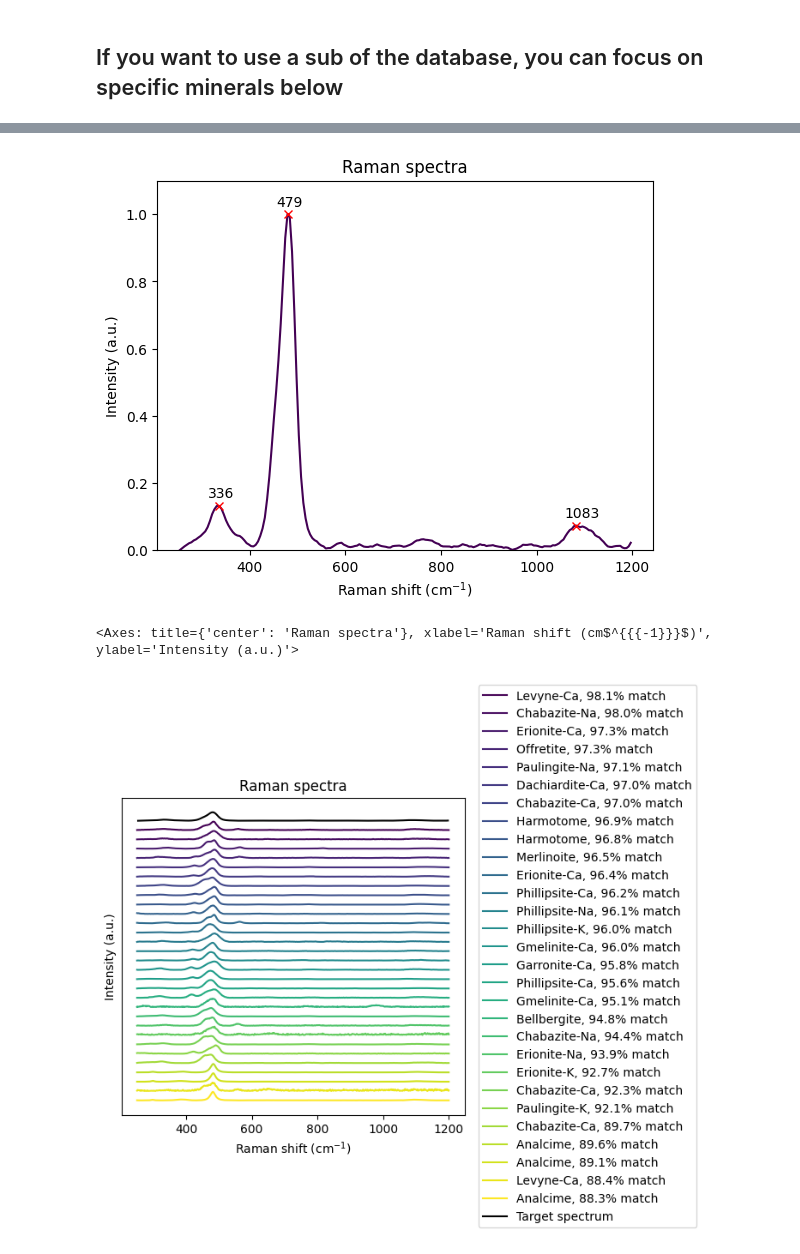
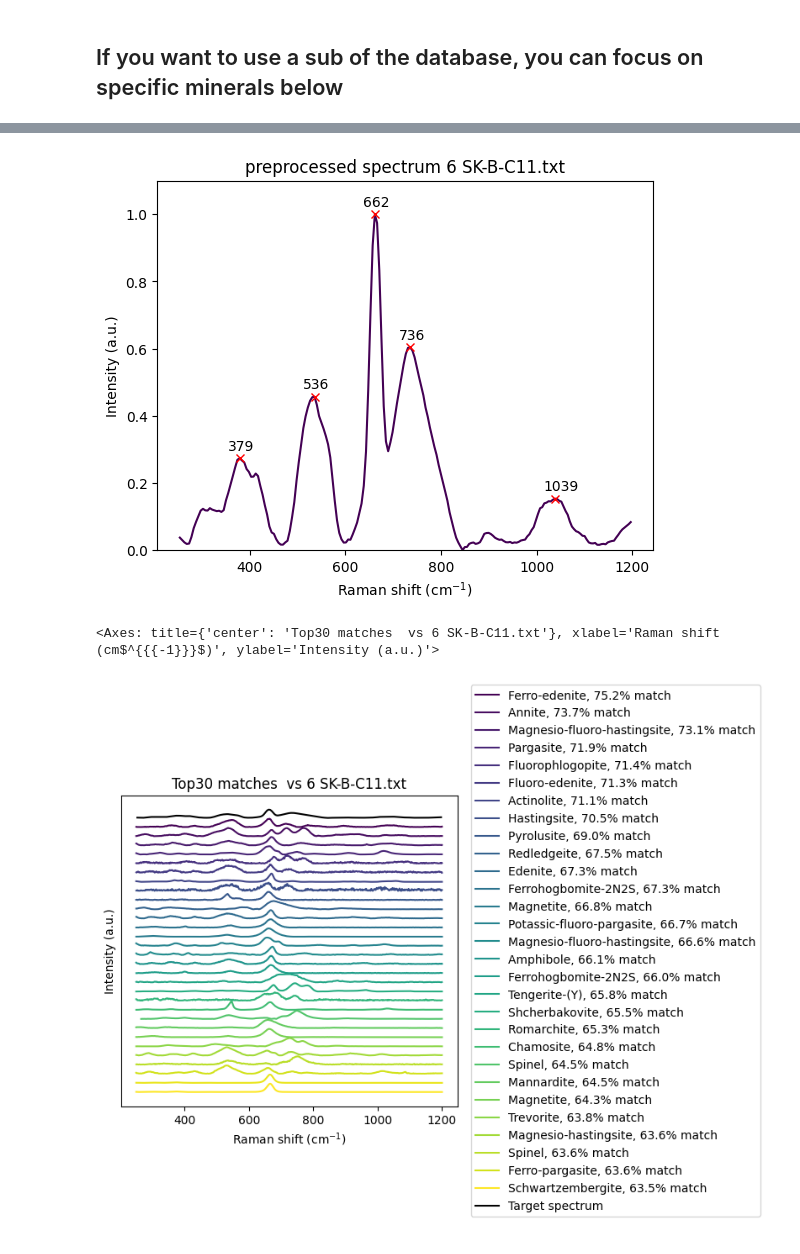
Before and after one commit to cljdevitre/raman-peak-id, a Jupyter notebook: Files/raman_ID_redo.ipynb, the cells around one changed output, grey strips where cells are left out. Saved outputs shown, nothing was run; the diff lists cells and outputs as text; code cells hidden in the pictures.

```diff
--- a/Files/raman_ID_redo.ipynb
+++ b/Files/raman_ID_redo.ipynb
@@ -12,5 +18,5 @@ import re
 # %%
-## Functions for the notebook
+##THese are preprocessing pipelines and  Functions for the notebook
 pipe = rp.preprocessing.Pipeline([
     rp.preprocessing.misc.Cropper(region=(250, 1200)),
     rp.preprocessing.denoise.SavGol(window_length=9, polyorder=3),
@@ -18,11 +24,17 @@ pipe = rp.preprocessing.Pipeline([
     rp.preprocessing.normalise.MinMax(pixelwise=True)
 ])
 
-## Functions for the notebook
 pipe2 = rp.preprocessing.Pipeline([
     rp.preprocessing.misc.Cropper(region=(250, 1200)),
     rp.preprocessing.denoise.SavGol(window_length=9, polyorder=3),
     # rp.preprocessing.baseline.ASPLS(),
+    rp.preprocessing.normalise.MinMax(pixelwise=True)
+])
+
+pipe3 = rp.preprocessing.Pipeline([
+    rp.preprocessing.misc.Cropper(region=(250, 1200)),
+    # rp.preprocessing.denoise.SavGol(window_length=9, polyorder=3),
+    rp.preprocessing.baseline.ASPLS(),
     rp.preprocessing.normalise.MinMax(pixelwise=True)
 ])
 
@@ -45,8 +57,9 @@ def spectral_similarity(spec1, spec2):
 # %% [markdown]
 # Load RRUFF spectra
 # %%
-# rruff_ex_or=rp.datasets.rruff('excellent_oriented') ## Load from the internet
-local_rruff=rp.datasets.rruff(r"C:\Users\charl\Documents\Python dev\raman-peak-id\Files\RRUFF_Raman_532",download=False)
+# rruff_ex_or=rp.datasets.rruff('excellent_oriented') ## This  to  Load from the internet
+Master_Folder=os.getcwd()
+local_rruff=rp.datasets.rruff(os.path.join(Master_Folder,"RRUFF_Raman_532"),download=False)
 local_rruff_pp=(pipe2.apply(local_rruff[0]),local_rruff[1].copy())
 # %% [markdown]
 ## If you want to use a sub of the database, you can focus on specific minerals below
@@ -86,0 +123,19 @@ unknown_plot = rp.plot.spectra([unknown_spectrum, preprocessed_unknown_spectrum]
+# %%
+filename="6 SK-B-C11.txt"
+file_path=os.path.join(Master_Folder,"Example_spectra"+slash+"GP_AnnikaDechert"+slash+"spectra_07282025_txt"+slash+filename)
+
+unknown_spectrum=load_witec_headlesstxt(file_path)
+
+#### If you want to modify the preprocessing, change this snipet,then reprocess the raw spectrum
+# pipe_mod = rp.preprocessing.Pipeline([
+#     rp.preprocessing.misc.Cropper(region=(250, 1200)),
+#     rp.preprocessing.denoise.SavGol(window_length=4, polyorder=3),
+#     rp.preprocessing.baseline.ASPLS(),
+#     rp.preprocessing.normalise.MinMax(pixelwise=True)
+# ])
+
+preprocessed_unknown_spectrum = pipe.apply(unknown_spectrum)
+
+
+
+unknown_plot = rp.plot.spectra([unknown_spectrum, preprocessed_unknown_spectrum], plot_type='separate',title=filename)
@@ -93,27 +156,29 @@ rp.plot.peaks(unknown_spectrum, plot_type='separate', prominence=100)
 # %%
 # To show the main peaks in preprocessed spectrum
-preprocessed_peaks = rp.plot.peaks(preprocessed_unknown_spectrum, plot_type='separate', prominence=0.05)
+preprocessed_peaks = rp.plot.peaks(preprocessed_unknown_spectrum, plot_type='separate', prominence=0.05,title="preprocessed spectrum "+filename)
 # %% [output]
-[figure, old version]
+[figure, new version]
 # %%
 ## This calculates the similarity
 database=local_rruff_pp
 plot_type='single stacked'
+target_spectrum=preprocessed_unknown_spectrum
+
 N=30
 similarity_scores = []
 for index, spectrum in enumerate(database[0]):
-    similarity = spectral_similarity(preprocessed_unknown_spectrum, spectrum)
+    similarity = spectral_similarity(target_spectrum, spectrum)
     similarity_scores.append((index, similarity))
 
 similarity_scores.sort(key=lambda x: x[1], reverse=True)
 top_matches = similarity_scores[:N]
 
 
 rp.plot.spectra([database[0][index] for index,_ in top_matches],
                 label=[database[1][index]['##NAMES']+f", {similarity*100:.1f}% match" for index,similarity in top_matches],
                 plot_type=plot_type)
 
-rp.plot.spectra(preprocessed_unknown_spectrum, label="Target spectrum", color='k')
+rp.plot.spectra(target_spectrum, label="Target spectrum", color='k',title=f"Top{N} matches  vs {filename}")
 # %% [output]
-<Axes: title={'center': 'Raman spectra'}, xlabel='Raman shift (cm$^{{{-1}}}$)', ylabel='Intensity (a.u.)'>
+<Axes: title={'center': 'Top30 matches  vs 6 SK-B-C11.txt'}, xlabel='Raman shift (cm$^{{{-1}}}$)', ylabel='Intensity (a.u.)'>
-[figure, old version]
+[figure, new version]
```
Also changed, not shown: parts of 11 cells of this notebook, 12 other files.
